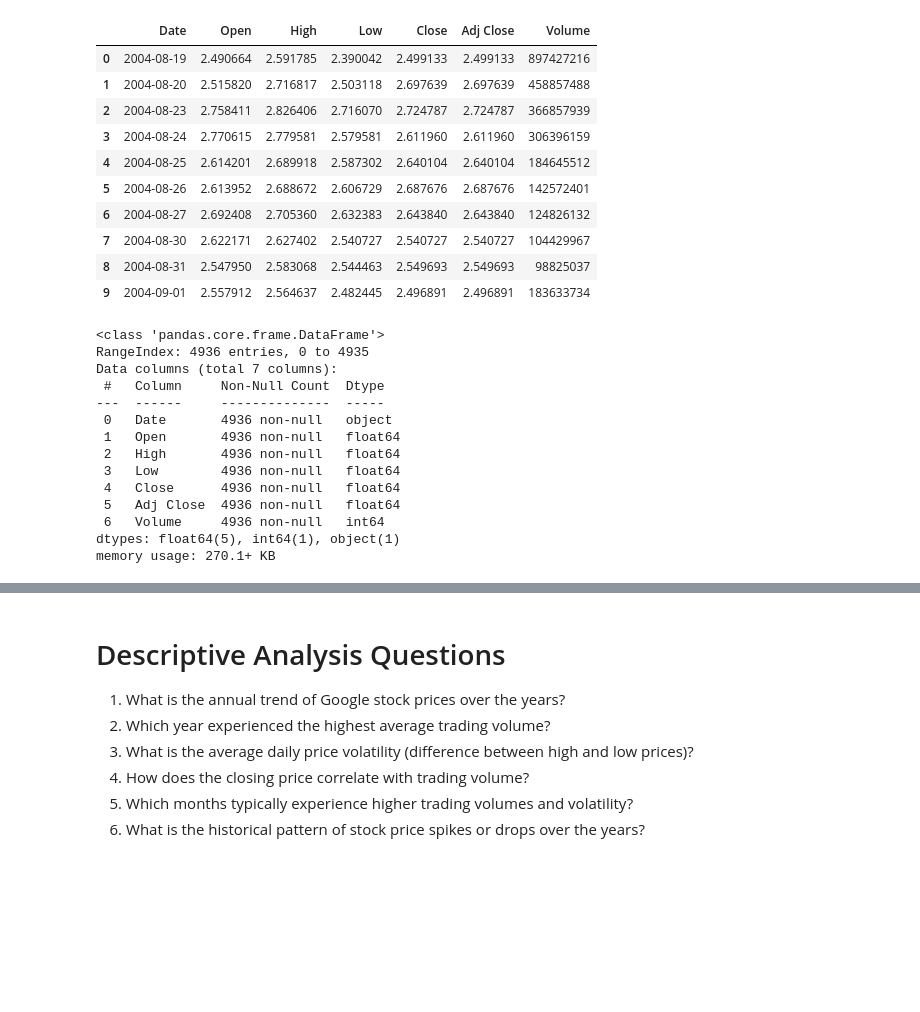
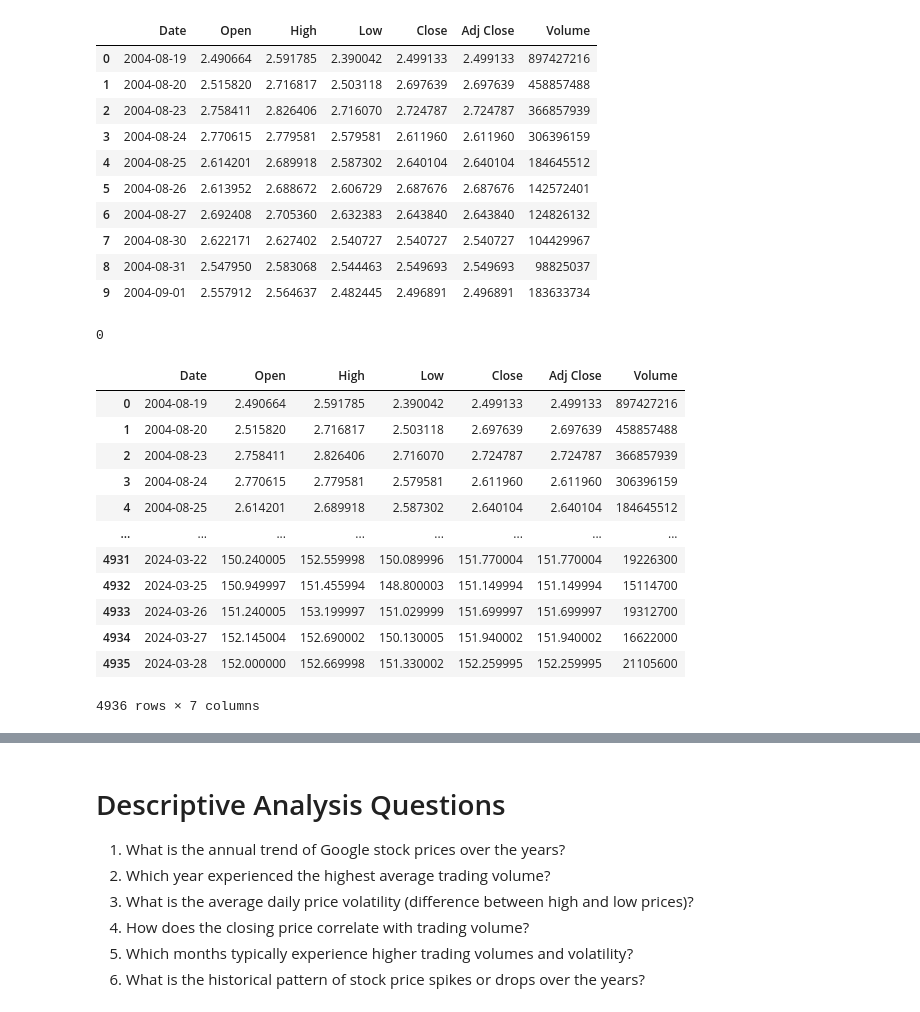
Before and after one commit to ElifSurucu/Google-Stock-Market-Data, a Jupyter notebook: Data_Analysiss_Notebook.ipynb, the cells around one changed output, grey strips where cells are left out. Saved outputs shown, nothing was run; the diff lists cells and outputs as text; code cells hidden in the pictures; blank space fills up the shorter version.

Commit message:
Data analysis

```diff
--- a/Data_Analysiss_Notebook.ipynb
+++ b/Data_Analysiss_Notebook.ipynb
@@ -51,23 +51,30 @@ df.head(10)
 | 7 | 2004-08-30 | 2.622171 | 2.627402 | 2.540727 | 2.540727 | 2.540727 | 104429967 |
 | 8 | 2004-08-31 | 2.547950 | 2.583068 | 2.544463 | 2.549693 | 2.549693 | 98825037 |
 | 9 | 2004-09-01 | 2.557912 | 2.564637 | 2.482445 | 2.496891 | 2.496891 | 183633734 |
-# %%
-df.info()
-# %% [output]
-<class 'pandas.core.frame.DataFrame'>
-RangeIndex: 4936 entries, 0 to 4935
-Data columns (total 7 columns):
- #   Column     Non-Null Count  Dtype
----  ------     --------------  -----
- 0   Date       4936 non-null   object
- 1   Open       4936 non-null   float64
- 2   High       4936 non-null   float64
- 3   Low        4936 non-null   float64
- 4   Close      4936 non-null   float64
- 5   Adj Close  4936 non-null   float64
- 6   Volume     4936 non-null   int64
-dtypes: float64(5), int64(1), object(1)
-memory usage: 270.1+ KB
+# %%
+df.isnull().sum()
+df.duplicated().sum()
+# %% [output]
+0
+# %%
+df['Date'] = pd.to_datetime(df['Date'])
+
+df.sort_values(by='Date', inplace=True)
+df
+# %% [output]
+|  | Date | Open | High | Low | Close | Adj Close | Volume |
+| 0 | 2004-08-19 | 2.490664 | 2.591785 | 2.390042 | 2.499133 | 2.499133 | 897427216 |
+| 1 | 2004-08-20 | 2.515820 | 2.716817 | 2.503118 | 2.697639 | 2.697639 | 458857488 |
+| 2 | 2004-08-23 | 2.758411 | 2.826406 | 2.716070 | 2.724787 | 2.724787 | 366857939 |
+| 3 | 2004-08-24 | 2.770615 | 2.779581 | 2.579581 | 2.611960 | 2.611960 | 306396159 |
+| 4 | 2004-08-25 | 2.614201 | 2.689918 | 2.587302 | 2.640104 | 2.640104 | 184645512 |
+| ... | ... | ... | ... | ... | ... | ... | ... |
+| 4931 | 2024-03-22 | 150.240005 | 152.559998 | 150.089996 | 151.770004 | 151.770004 | 19226300 |
+| 4932 | 2024-03-25 | 150.949997 | 151.455994 | 148.800003 | 151.149994 | 151.149994 | 15114700 |
+| 4933 | 2024-03-26 | 151.240005 | 153.199997 | 151.029999 | 151.699997 | 151.699997 | 19312700 |
+| 4934 | 2024-03-27 | 152.145004 | 152.690002 | 150.130005 | 151.940002 | 151.940002 | 16622000 |
+| 4935 | 2024-03-28 | 152.000000 | 152.669998 | 151.330002 | 152.259995 | 152.259995 | 21105600 |
+4936 rows × 7 columns
 # %%
 df.describe()
 # %% [output]
```
Also changed, not shown: parts of 8 cells of this notebook.
